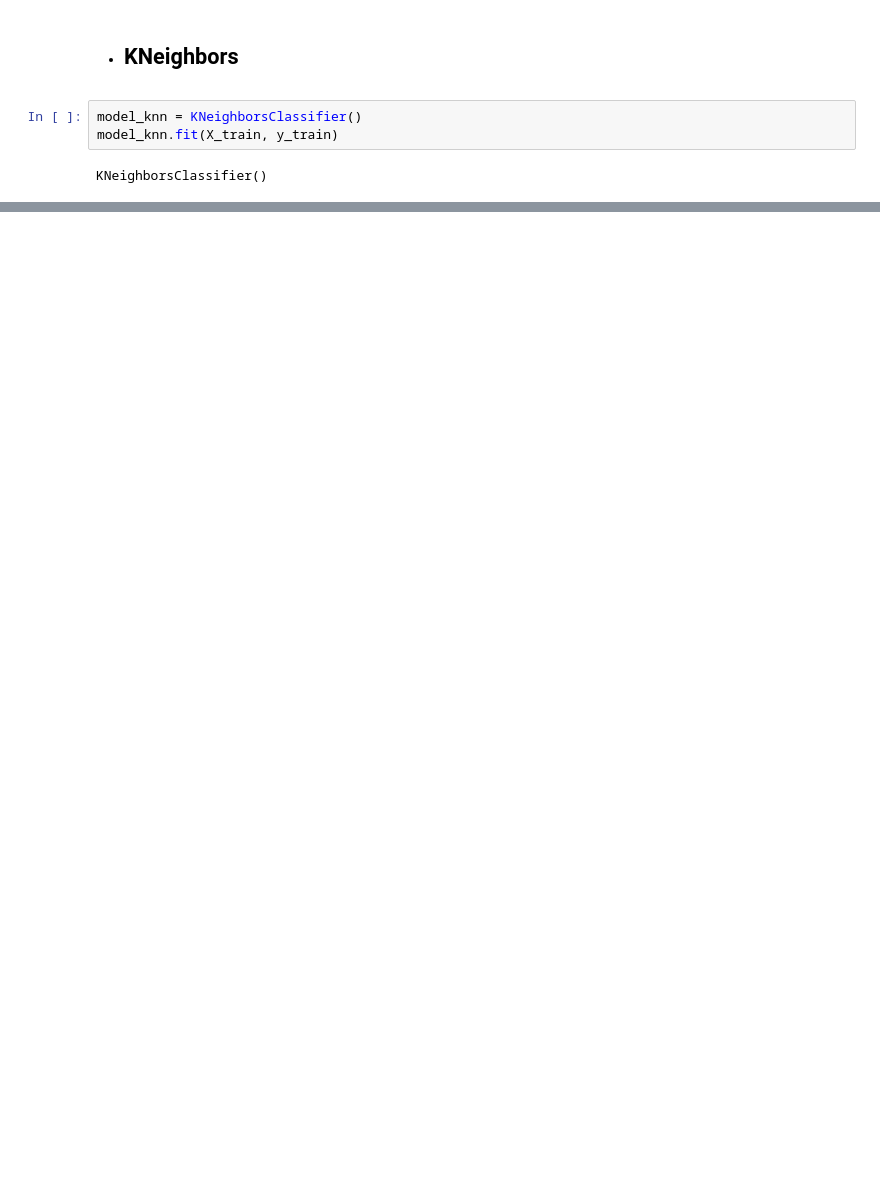
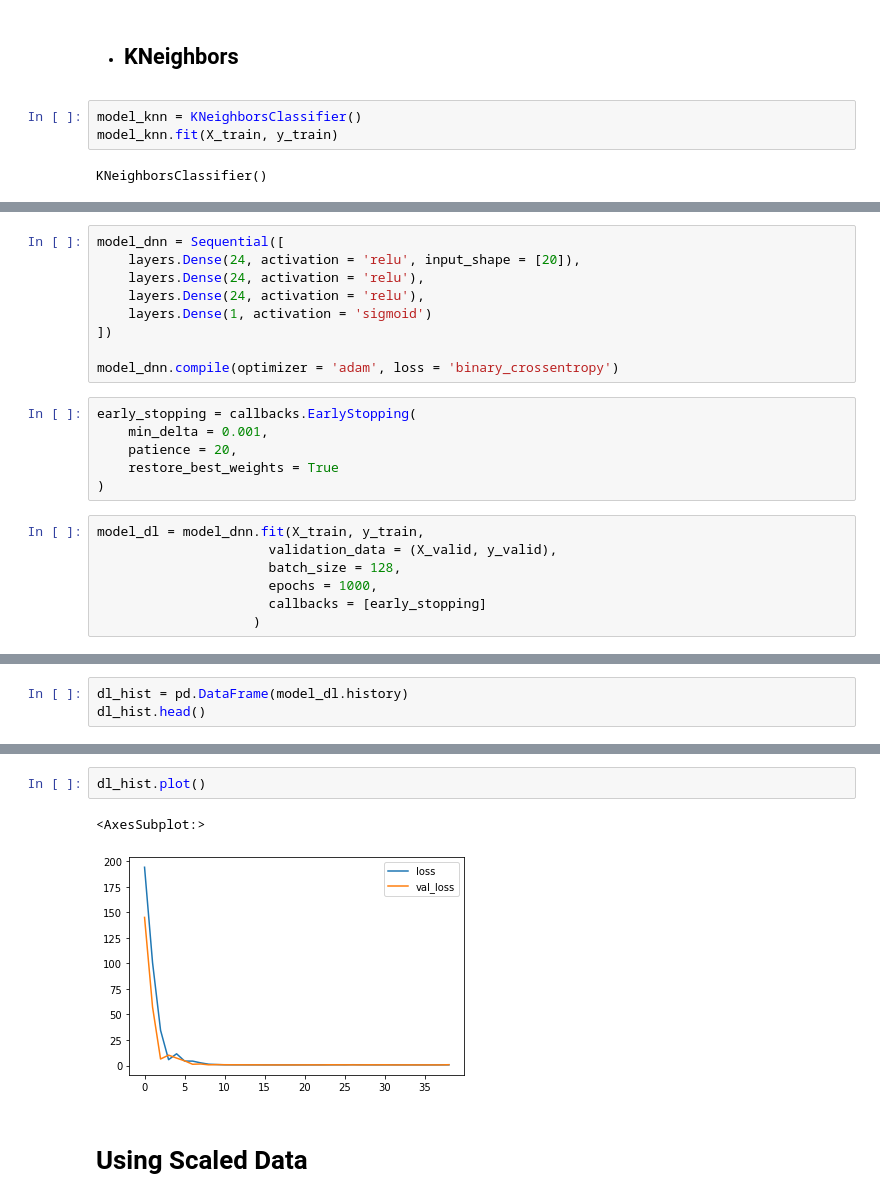
Before and after one commit to georgek2/ENd-To-EnD, a Jupyter notebook: 12_German_CD/creditability.ipynb, the cells around one changed output, grey strips where cells are left out. Drawn from its saved outputs; the diff is of its cells as text; blank space fills up the shorter version.

```diff
--- a/12_German_CD/creditability.ipynb
+++ b/12_German_CD/creditability.ipynb
@@ -462,0 +427,22 @@ Epoch 1000/1000
+# %%
+model_dnn = Sequential([
+    layers.Dense(24, activation = 'relu', input_shape = [20]),
+    layers.Dense(24, activation = 'relu'),
+    layers.Dense(24, activation = 'relu'),
+    layers.Dense(1, activation = 'sigmoid')
+])
+
+model_dnn.compile(optimizer = 'adam', loss = 'binary_crossentropy')
+# %%
+early_stopping = callbacks.EarlyStopping(
+    min_delta = 0.001,
+    patience = 20,
+    restore_best_weights = True
+)
+# %%
+model_dl = model_dnn.fit(X_train, y_train,
+                      validation_data = (X_valid, y_valid),
+                      batch_size = 128,
+                      epochs = 1000,
+                      callbacks = [early_stopping]
+                    )
@@ -462,0 +467,3 @@ Epoch 1000/1000
+# %%
+dl_hist = pd.DataFrame(model_dl.history)
+dl_hist.head()
@@ -462,0 +477,7 @@ Epoch 1000/1000
+# %%
+dl_hist.plot()
+# %% [output]
+<AxesSubplot:>
+[figure, added]
+# %% [markdown]
+# Using Scaled Data
```
Also changed, not shown: parts of 19 cells of this notebook, 1 other file.
